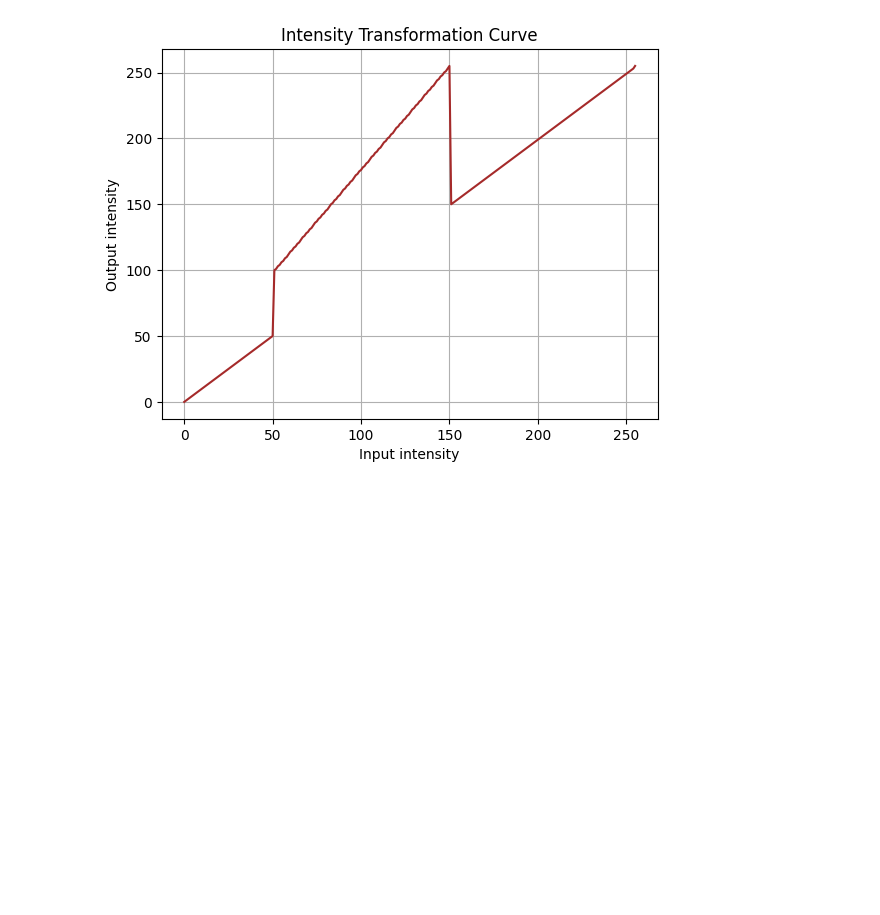
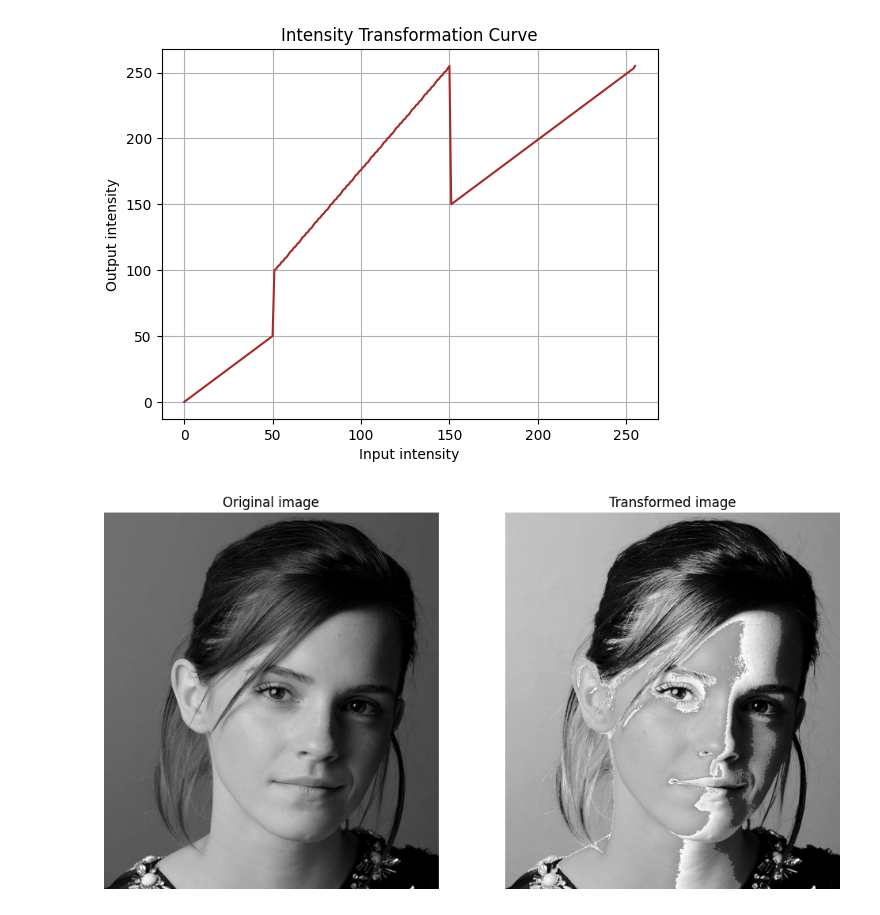
Before and after one commit to rnsfernando/EN3160-Image_Processing_and_Machine_Vision, a Jupyter notebook: Intensity_Transformations_and_Neighborhood _Filtering/answers.ipynb, the cells around one changed output. Cells and saved outputs as stored; diff of their text form; code cells hidden in the pictures; blank space fills up the shorter version.

```diff
--- a/Intensity_Transformations_and_Neighborhood _Filtering/answers.ipynb
+++ b/Intensity_Transformations_and_Neighborhood _Filtering/answers.ipynb
@@ -26,3 +26,20 @@ plt.grid(True)
 plt.show()
 # %% [output]
 [figure]
+# %%
+import cv2 as cv
+img_orig = cv.imread(r'a1images\a1images\emma.jpg', cv.IMREAD_GRAYSCALE)
+image_transformed = cv.LUT(img_orig,transform)
+fig, ax = plt.subplots(1, 2, figsize=(12, 8))
+
+# Display the original image
+ax[0].imshow(img_orig, cmap='gray', vmin=0, vmax=255)
+ax[0].set_title('Original image')
+
+# Display the transformed image
+ax[1].imshow(image_transformed, cmap='gray', vmin=0, vmax=255)
+ax[1].set_title('Transformed image')
+for a in ax:
+    a.axis('off')
+# %% [output]
+[figure, added]
```
Also changed, not shown: parts of 9 cells of this notebook.
